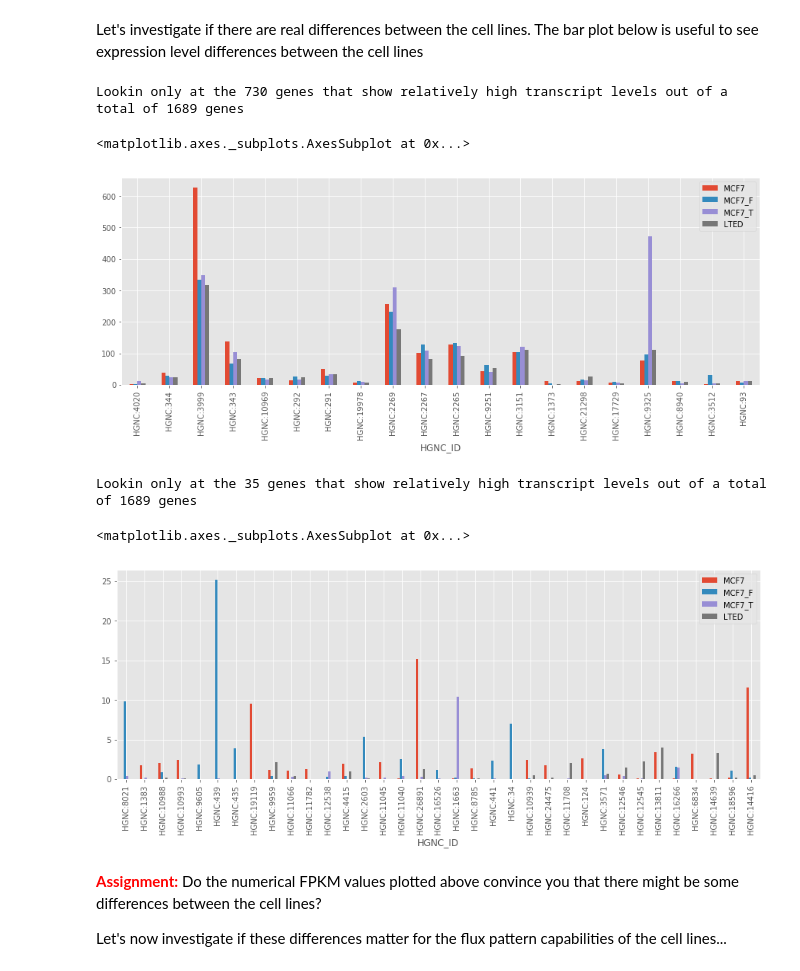
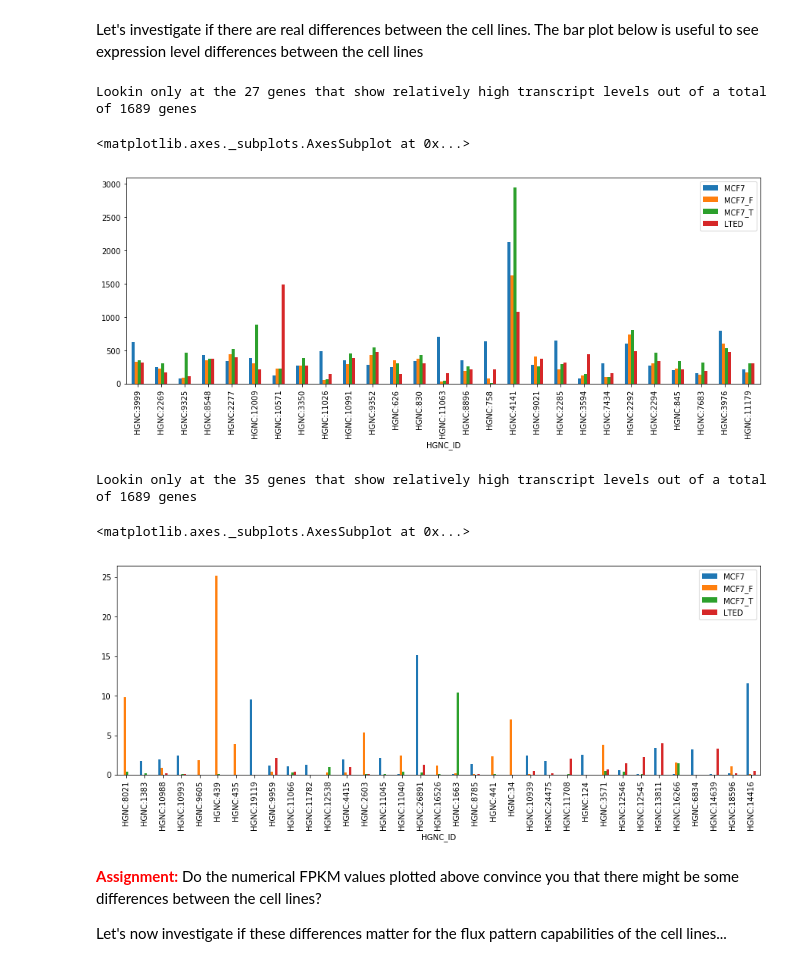
Before and after one commit to ThierryMondeel/Systems_Biology_FBA_tutorial, a Jupyter notebook: FBA_tutorials/6_Cancer_cell_line_models.ipynb, the cells around one changed output. Drawn from its saved outputs; the diff is of its cells as text; code cells hidden in the pictures.

```diff
--- a/FBA_tutorials/6_Cancer_cell_line_models.ipynb
+++ b/FBA_tutorials/6_Cancer_cell_line_models.ipynb
@@ -29,9 +29,12 @@ pd.set_option('display.max_colwidth', -1) # don't constrain the content of the t
 pd.options.display.max_rows = 9999
 
 # import plotting capabilities
-import matplotlib.pyplot as plt
+from bokeh.layouts import gridplot
+from bokeh.plotting import figure, show, output_notebook
+from bokeh.models import Range1d
+output_notebook() # Run once to get inline figuresimport matplotlib.pyplot as plt
+
 import matplotlib
-matplotlib.style.use('ggplot')
 %matplotlib inline
 from utils import show_map
 import escher
@@ -144,13 +149,13 @@ dtype: float64
 # %% [markdown]
 Let's investigate if there are real differences between the cell lines. The bar plot below is useful to see expression level differences between the cell lines
 # %%
-subdataset = dataset[(dataset.T > 10).any()] # zoom in on genes with reasonably high transcript levels
+subdataset = dataset[(dataset.T > 300).any()] # zoom in on genes with reasonably high transcript levels
 print('Lookin only at the',len(subdataset),'genes that show relatively high transcript levels out of a total of', len(dataset),'genes')
-subdataset.iloc[0:20].plot(kind='bar',figsize=(15,5))
+subdataset.plot(kind='bar',figsize=(15,5))
 # %% [output]
-Lookin only at the 730 genes that show relatively high transcript levels out of a total of 1689 genes
+Lookin only at the 27 genes that show relatively high transcript levels out of a total of 1689 genes
 <matplotlib.axes._subplots.AxesSubplot at 0x...>
-[figure, old version]
+[figure, new version]
 # %%
 # zoom in on genes that show no expression in some cell lines and some expression in others
 subdataset = dataset[(dataset.T == 0).any() & (dataset.T > 1).any()]
@@ -159,7 +164,7 @@ subdataset.plot(kind='bar',figsize=(15,5))
 # %% [output]
 Lookin only at the 35 genes that show relatively high transcript levels out of a total of 1689 genes
 <matplotlib.axes._subplots.AxesSubplot at 0x...>
-[figure, old version]
+[figure, new version]
 # %% [markdown]
 <span style="color:red">**Assignment:**</span> Do the numerical FPKM values plotted above convince you that there might be some differences between the cell lines?
 
```
Also changed, not shown: parts of 14 cells of this notebook, 2 other files.
